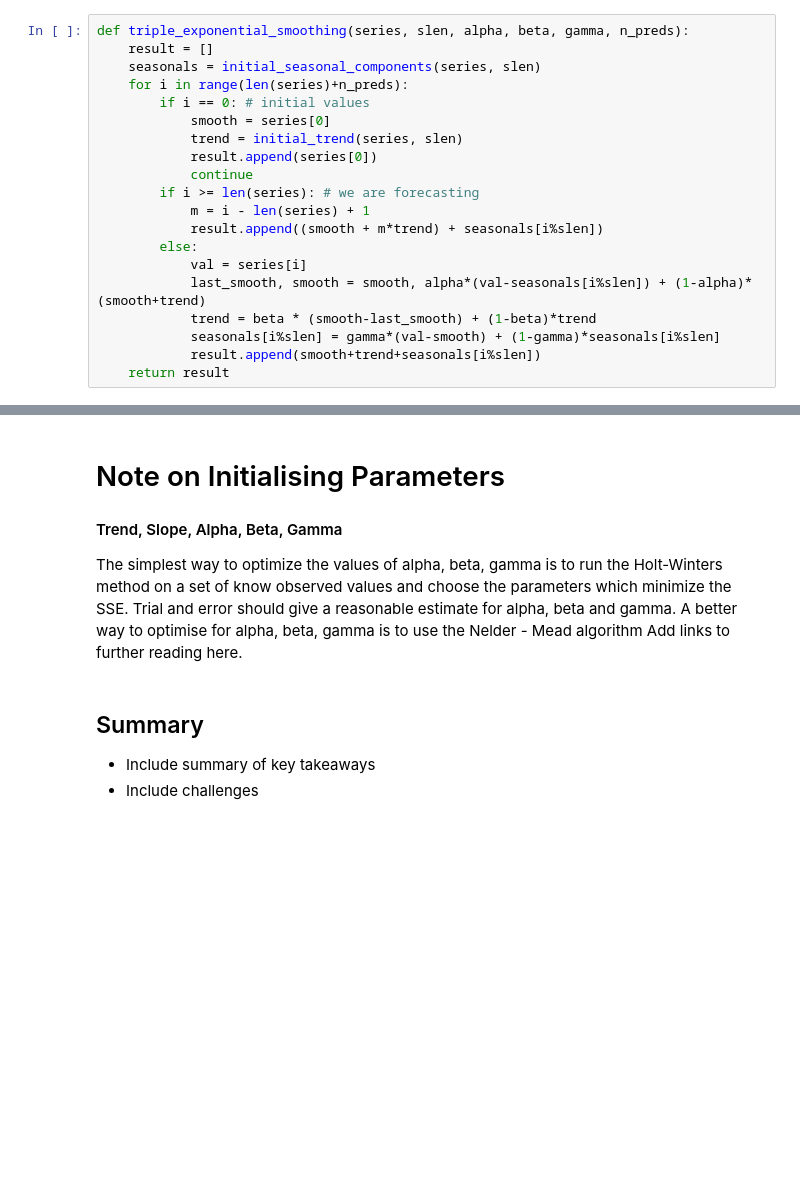
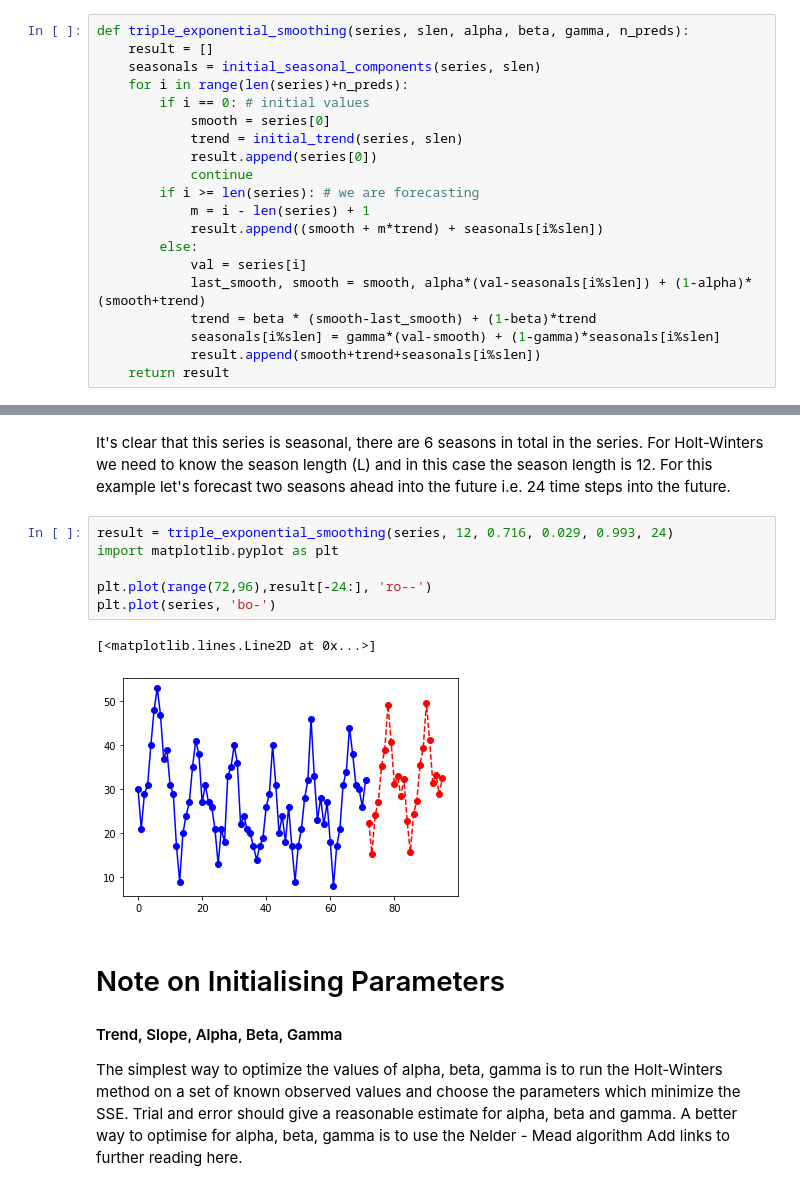
Before and after one commit to stefan262/Practical-ML-DS, a Jupyter notebook: Chapter 2. Python for Data Scientists/Module 7. Other ML Problems/Time Series/2. Holt-Winters Method for Time Series Forecasting.ipynb, the cells around one changed output, grey strips where cells are left out. Saved outputs shown, nothing was run; the diff lists cells and outputs as text; blank space fills up the shorter version.

```diff
--- a/Chapter 2. Python for Data Scientists/Module 7. Other ML Problems/Time Series/2. Holt-Winters Method for Time Series Forecasting.ipynb
+++ b/Chapter 2. Python for Data Scientists/Module 7. Other ML Problems/Time Series/2. Holt-Winters Method for Time Series Forecasting.ipynb
@@ -374,8 +378,15 @@ Add library implementation of Holt-Winters
+# %% [markdown]
+It's clear that this series is seasonal, there are 6 seasons in total in the series. For Holt-Winters we need to know the season length (L) and in this case the season length is 12.  For this example let's forecast two seasons ahead into the future i.e. 24 time steps into the future.
+# %%
+result = triple_exponential_smoothing(series, 12, 0.716, 0.029, 0.993, 24)
+import matplotlib.pyplot as plt
+
+plt.plot(range(72,96),result[-24:], 'ro--')
+plt.plot(series, 'bo-')
+# %% [output]
+[<matplotlib.lines.Line2D at 0x...>]
+[figure, added]
 # %% [markdown]
 # Note on Initialising Parameters
 #### Trend, Slope, Alpha, Beta, Gamma
-The simplest way to optimize the values of alpha, beta, gamma is to run the Holt-Winters method on a set of know observed values and choose the parameters which minimize the SSE. Trial and error should give a reasonable estimate for alpha, beta and gamma. A better way to optimise for alpha, beta, gamma is to use the Nelder - Mead algorithm Add links to further reading here.
+The simplest way to optimize the values of alpha, beta, gamma is to run the Holt-Winters method on a set of known observed values and choose the parameters which minimize the SSE. Trial and error should give a reasonable estimate for alpha, beta and gamma. A better way to optimise for alpha, beta, gamma is to use the Nelder - Mead algorithm Add links to further reading here.
-# %% [markdown]
-## Summary
-- Include summary of key takeaways
-- Include challenges
```
Also changed, not shown: parts of 18 cells of this notebook.
